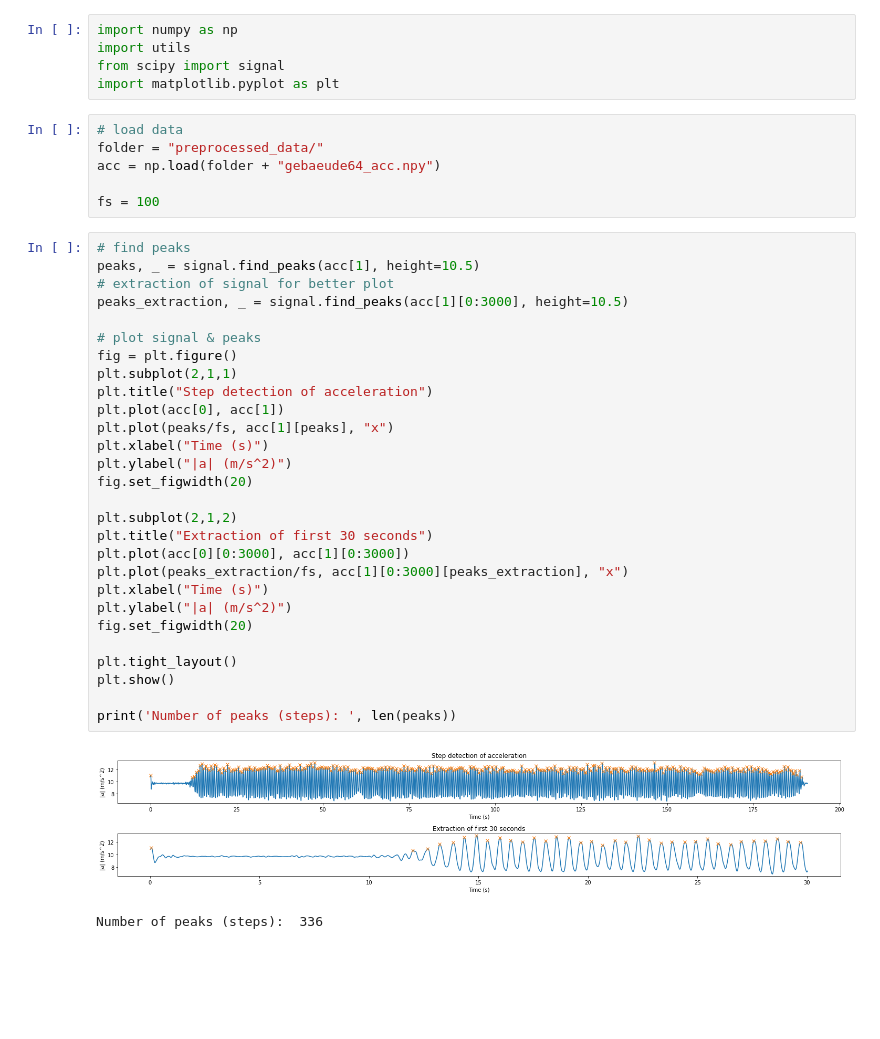
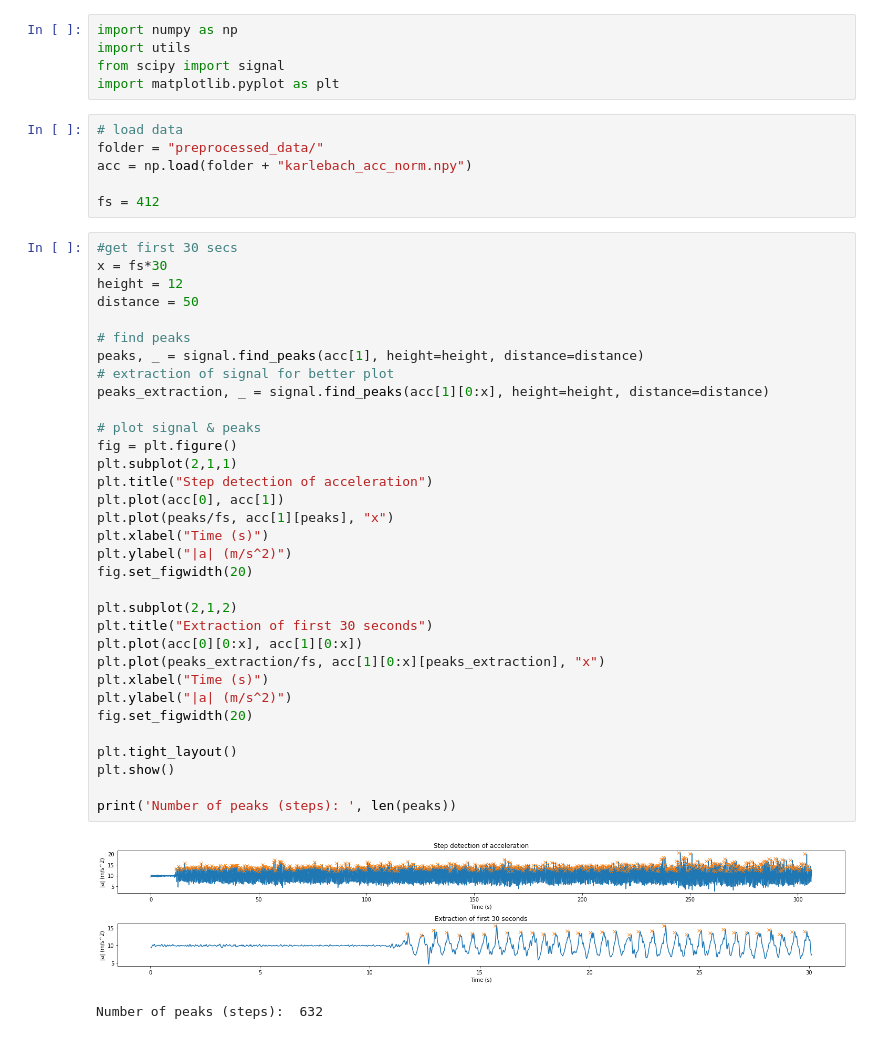
Before and after one commit to annkapopp/IndoorLocal, a Jupyter notebook: step_detection.ipynb, the cells around one changed output. Cells and saved outputs as stored; diff of their text form; blank space fills up the shorter version.

Commit message:
implemented fist pass for karlebach

```diff
--- a/step_detection.ipynb
+++ b/step_detection.ipynb
@@ -6,37 +6,42 @@ import matplotlib.pyplot as plt
 # %%
 # load data
 folder = "preprocessed_data/"
-acc = np.load(folder + "gebaeude64_acc.npy")
+acc = np.load(folder + "karlebach_acc_norm.npy")
 
-fs = 100
+fs = 412
 # %%
+#get first 30 secs
+x = fs*30
+height = 12
+distance = 50
+
 # find peaks
-peaks, _ = signal.find_peaks(acc[1], height=10.5)
+peaks, _ = signal.find_peaks(acc[1], height=height, distance=distance)
 # extraction of signal for better plot
-peaks_extraction, _ = signal.find_peaks(acc[1][0:3000], height=10.5)
+peaks_extraction, _ = signal.find_peaks(acc[1][0:x], height=height, distance=distance)
 
 # plot signal & peaks
 fig = plt.figure()
 plt.subplot(2,1,1)
 plt.title("Step detection of acceleration")
 plt.plot(acc[0], acc[1])
 plt.plot(peaks/fs, acc[1][peaks], "x")
 plt.xlabel("Time (s)")
 plt.ylabel("|a| (m/s^2)")
 fig.set_figwidth(20)
 
 plt.subplot(2,1,2)
 plt.title("Extraction of first 30 seconds")
-plt.plot(acc[0][0:3000], acc[1][0:3000])
-plt.plot(peaks_extraction/fs, acc[1][0:3000][peaks_extraction], "x")
+plt.plot(acc[0][0:x], acc[1][0:x])
+plt.plot(peaks_extraction/fs, acc[1][0:x][peaks_extraction], "x")
 plt.xlabel("Time (s)")
 plt.ylabel("|a| (m/s^2)")
 fig.set_figwidth(20)
 
 plt.tight_layout()
 plt.show()
 
 print('Number of peaks (steps): ', len(peaks))
 # %% [output]
-[figure, old version]
+[figure, new version]
-Number of peaks (steps):  336
+Number of peaks (steps):  632
```
Also changed, not shown: 1 other file.
